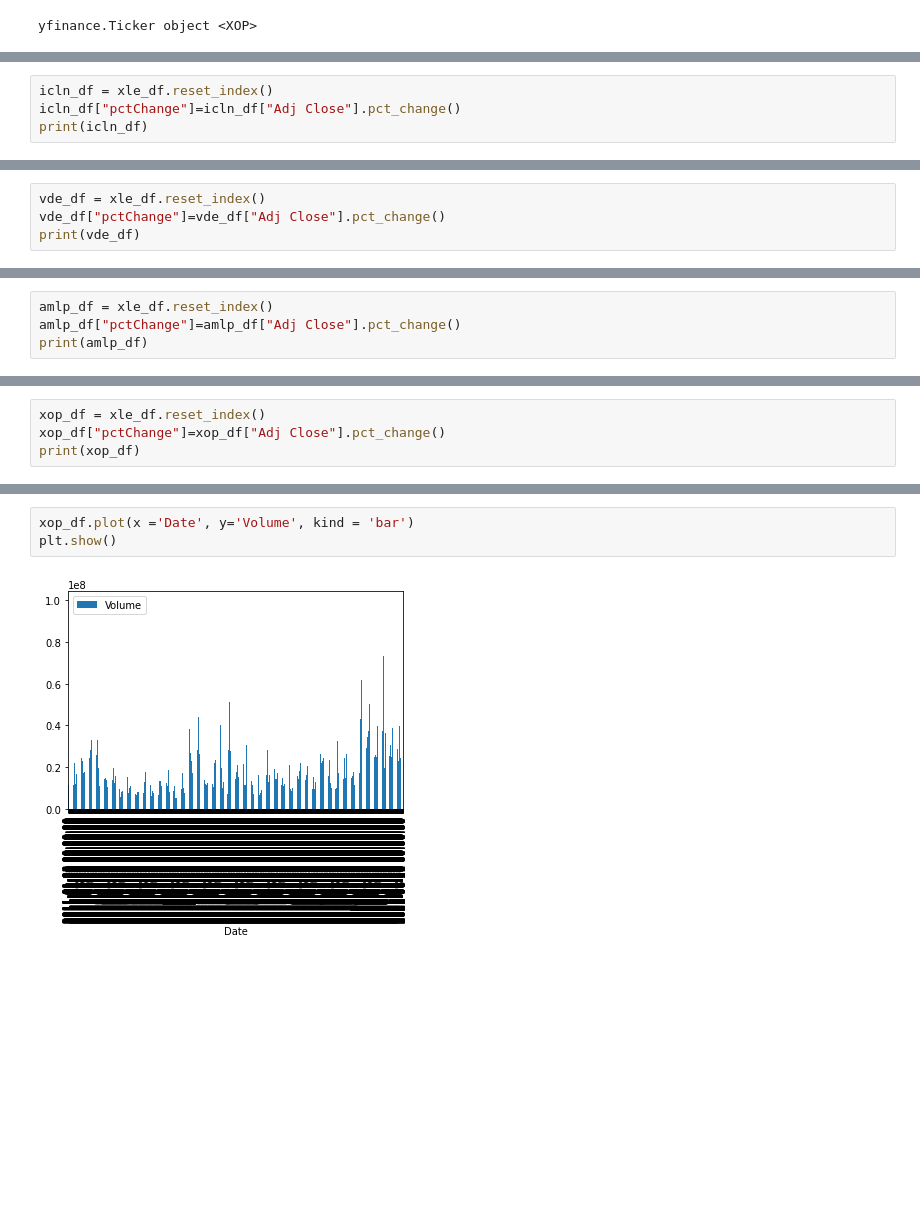
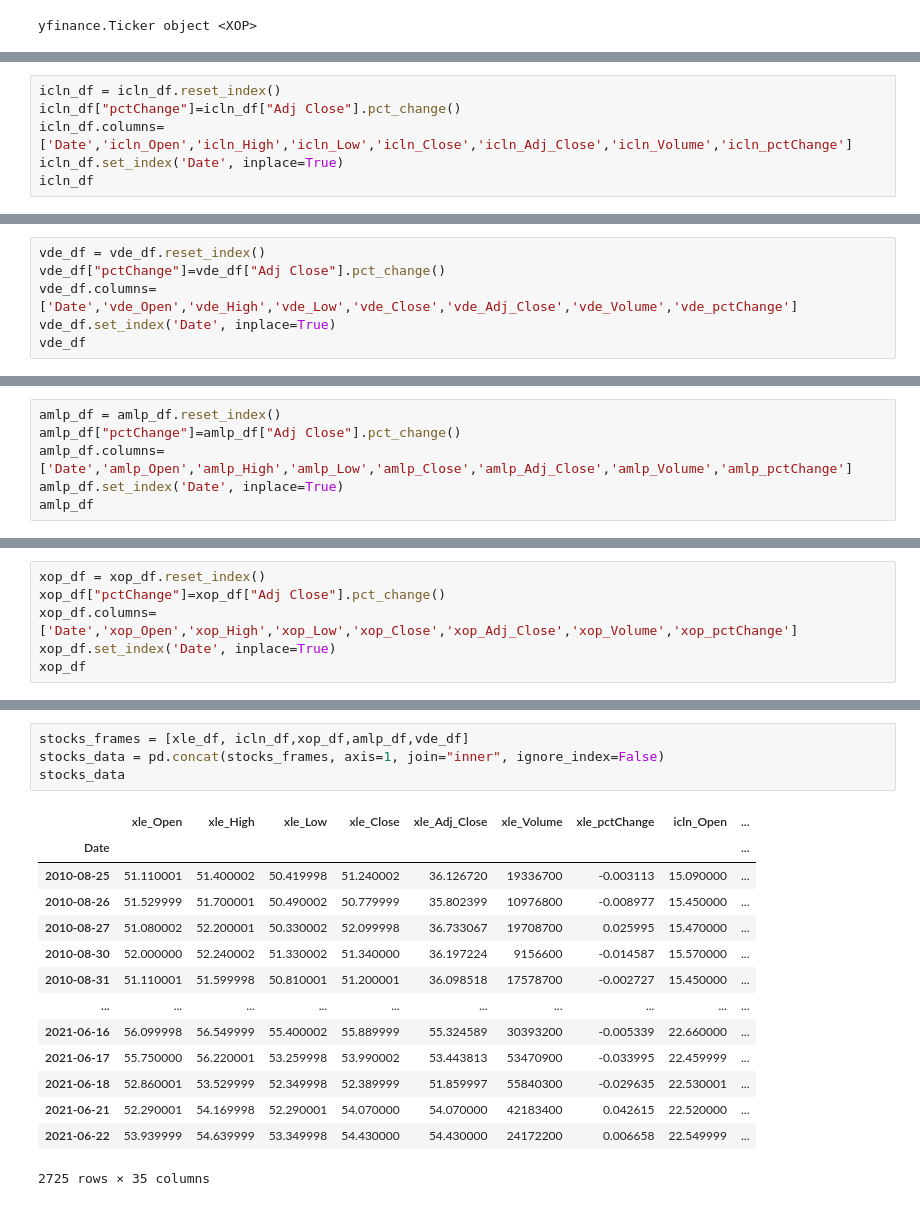
Before and after one commit to jvallikalam1/Project-3, a Jupyter notebook: Project 3.ipynb, the cells around one changed output, grey strips where cells are left out. Cells and saved outputs as stored; diff of their text form; blank space fills up the shorter version.

```diff
--- a/Project 3.ipynb
+++ b/Project 3.ipynb
@@ -81,5 +74,7 @@ plt.show()
 # %%
-icln_df = xle_df.reset_index()
+icln_df = icln_df.reset_index()
 icln_df["pctChange"]=icln_df["Adj Close"].pct_change()
-print(icln_df)
+icln_df.columns=['Date','icln_Open','icln_High','icln_Low','icln_Close','icln_Adj_Close','icln_Volume','icln_pctChange']
+icln_df.set_index('Date', inplace=True)
+icln_df
 # %% [output]
@@ -108,5 +95,7 @@ plt.show()
 # %%
-vde_df = xle_df.reset_index()
+vde_df = vde_df.reset_index()
 vde_df["pctChange"]=vde_df["Adj Close"].pct_change()
-print(vde_df)
+vde_df.columns=['Date','vde_Open','vde_High','vde_Low','vde_Close','vde_Adj_Close','vde_Volume','vde_pctChange']
+vde_df.set_index('Date', inplace=True)
+vde_df
 # %% [output]
@@ -135,5 +116,7 @@ plt.show()
 # %%
-amlp_df = xle_df.reset_index()
+amlp_df = amlp_df.reset_index()
 amlp_df["pctChange"]=amlp_df["Adj Close"].pct_change()
-print(amlp_df)
+amlp_df.columns=['Date','amlp_Open','amlp_High','amlp_Low','amlp_Close','amlp_Adj_Close','amlp_Volume','amlp_pctChange']
+amlp_df.set_index('Date', inplace=True)
+amlp_df
 # %% [output]
@@ -162,5 +137,7 @@ plt.show()
 # %%
-xop_df = xle_df.reset_index()
+xop_df = xop_df.reset_index()
 xop_df["pctChange"]=xop_df["Adj Close"].pct_change()
-print(xop_df)
+xop_df.columns=['Date','xop_Open','xop_High','xop_Low','xop_Close','xop_Adj_Close','xop_Volume','xop_pctChange']
+xop_df.set_index('Date', inplace=True)
+xop_df
 # %% [output]
@@ -184,5 +158,19 @@ print(xop_df)
-# %%
-xop_df.plot(x ='Date', y='Volume', kind = 'bar')
-plt.show()
-# %% [output]
-[figure, removed]
+# %%
+stocks_frames = [xle_df, icln_df,xop_df,amlp_df,vde_df]
+stocks_data = pd.concat(stocks_frames, axis=1, join="inner", ignore_index=False)
+stocks_data
+# %% [output]
+|  | xle_Open | xle_High | xle_Low | xle_Close | xle_Adj_Close | xle_Volume | xle_pctChange | icln_Open | ... |
+| Date |  |  |  |  |  |  |  |  | ... |
+| 2010-08-25 | 51.110001 | 51.400002 | 50.419998 | 51.240002 | 36.126720 | 19336700 | -0.003113 | 15.090000 | ... |
+| 2010-08-26 | 51.529999 | 51.700001 | 50.490002 | 50.779999 | 35.802399 | 10976800 | -0.008977 | 15.450000 | ... |
+| 2010-08-27 | 51.080002 | 52.200001 | 50.330002 | 52.099998 | 36.733067 | 19708700 | 0.025995 | 15.470000 | ... |
+| 2010-08-30 | 52.000000 | 52.240002 | 51.330002 | 51.340000 | 36.197224 | 9156600 | -0.014587 | 15.570000 | ... |
+| 2010-08-31 | 51.110001 | 51.599998 | 50.810001 | 51.200001 | 36.098518 | 17578700 | -0.002727 | 15.450000 | ... |
+| ... | ... | ... | ... | ... | ... | ... | ... | ... | ... |
+| 2021-06-16 | 56.099998 | 56.549999 | 55.400002 | 55.889999 | 55.324589 | 30393200 | -0.005339 | 22.660000 | ... |
+| 2021-06-17 | 55.750000 | 56.220001 | 53.259998 | 53.990002 | 53.443813 | 53470900 | -0.033995 | 22.459999 | ... |
+| 2021-06-18 | 52.860001 | 53.529999 | 52.349998 | 52.389999 | 51.859997 | 55840300 | -0.029635 | 22.530001 | ... |
+| 2021-06-21 | 52.290001 | 54.169998 | 52.290001 | 54.070000 | 54.070000 | 42183400 | 0.042615 | 22.520000 | ... |
+| 2021-06-22 | 53.939999 | 54.639999 | 53.349998 | 54.430000 | 54.430000 | 24172200 | 0.006658 | 22.549999 | ... |
+2725 rows × 35 columns
```
Also changed, not shown: parts of 17 cells of this notebook.
